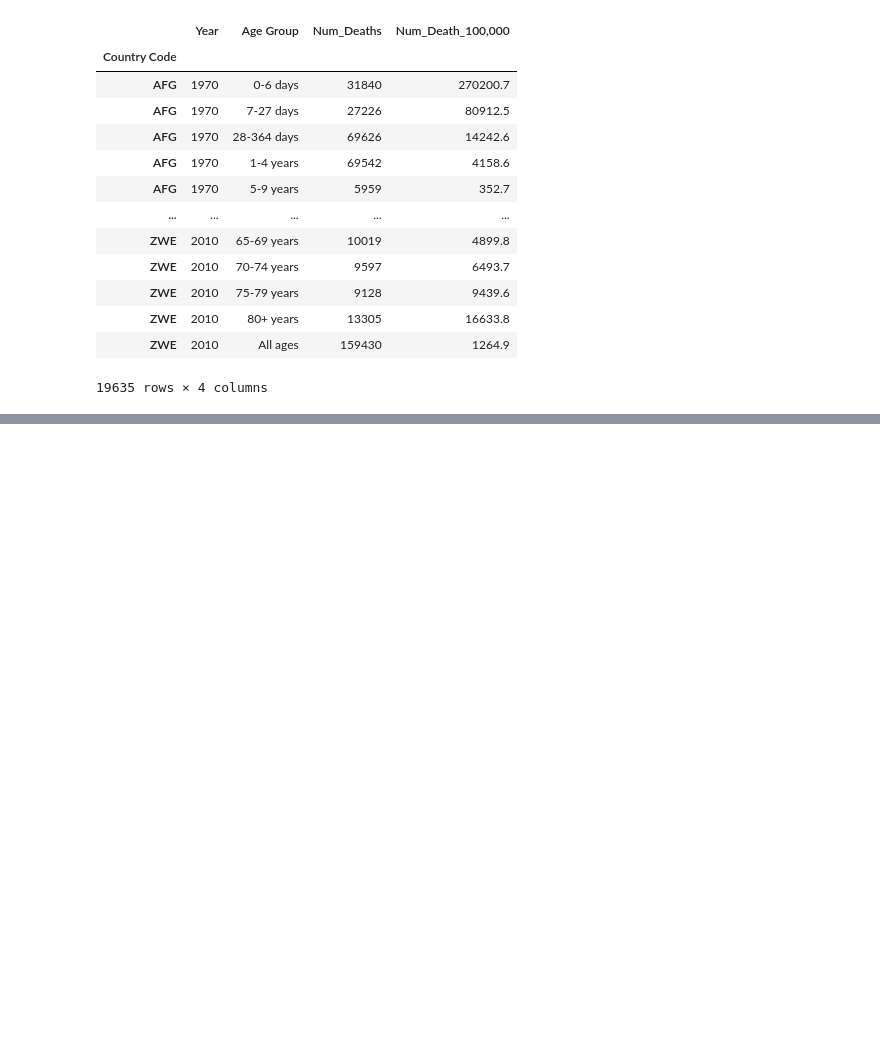
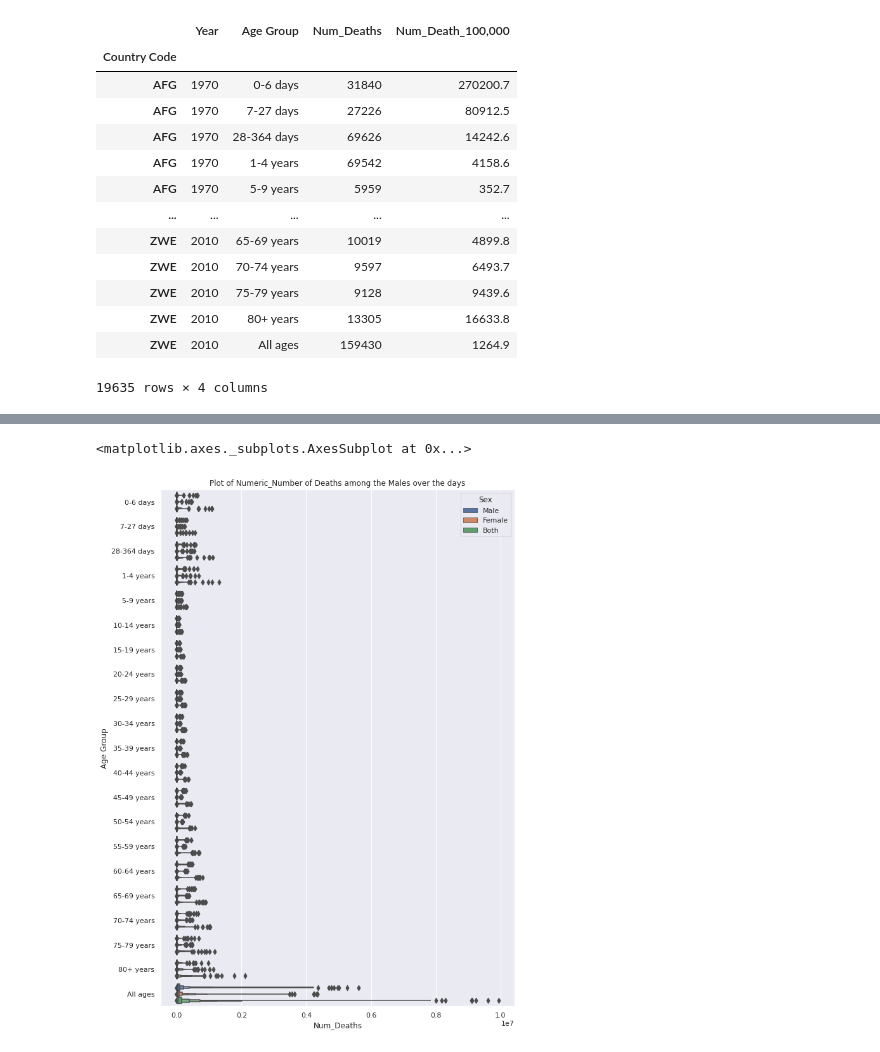
Before and after one commit to ibe-abu-chi/python_EDA, a Jupyter notebook: age_specific_mortality.ipynb, the cells around one changed output, grey strips where cells are left out. Cells and saved outputs as stored; diff of their text form; code cells hidden in the pictures; blank space fills up the shorter version.

```diff
--- a/age_specific_mortality.ipynb
+++ b/age_specific_mortality.ipynb
@@ -258,0 +323,7 @@ Country_Name("Nigeria")[Country_Name("Nigeria").Sex == 'Both']
+# %%
+fig, ax = plt.subplots(1, 1, figsize=(10, 15))
+ax.set_title('Plot of Numeric_Number of Deaths among the Males over the days')
+sns.boxenplot(x="Num_Deaths", y="Age Group", hue="Sex", data=df)
+# %% [output]
+<matplotlib.axes._subplots.AxesSubplot at 0x...>
+[figure, added]
```
Also changed, not shown: parts of 17 cells of this notebook.
